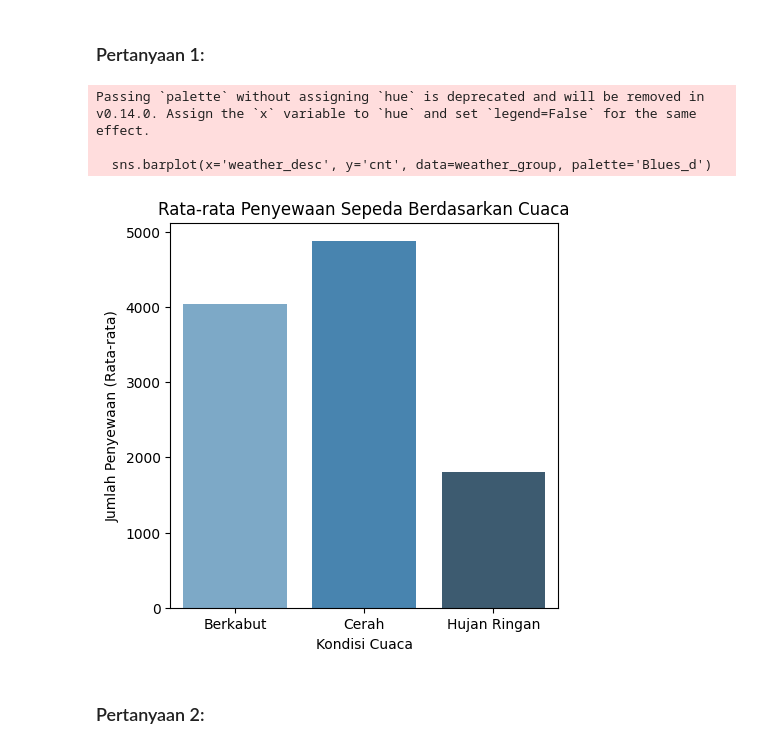
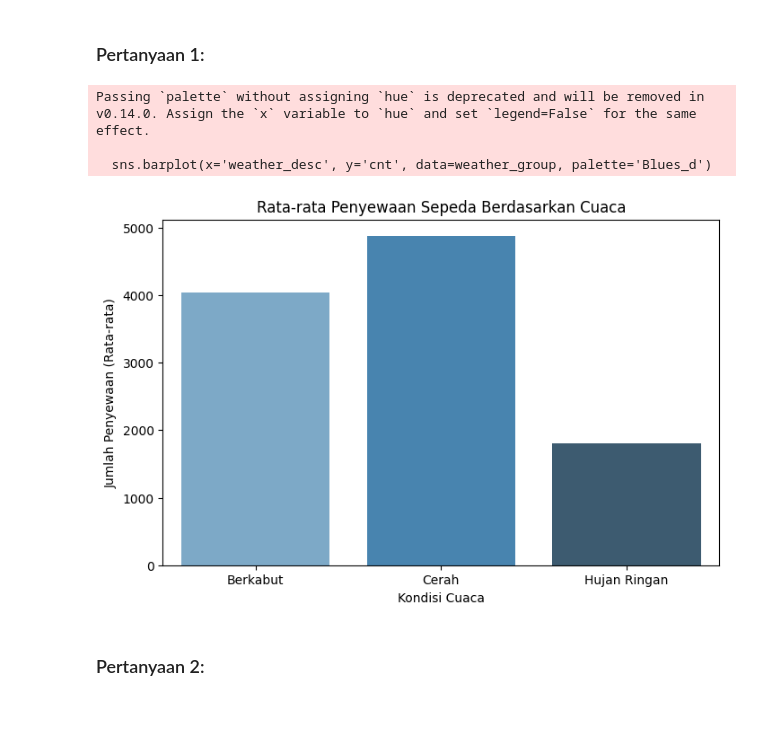
Before and after one commit to Andriansyah2501/appslaskarai, a Jupyter notebook: Proyek_Analisis_Data.ipynb, the cells around one changed output. Drawn from its saved outputs; the diff is of its cells as text; code cells hidden in the pictures; blank space fills up the shorter version.

```diff
--- a/Proyek_Analisis_Data.ipynb
+++ b/Proyek_Analisis_Data.ipynb
@@ -145,17 +145,18 @@ Rata-rata Penyewaan: Weekday vs Weekend:
 # %% [markdown]
 ### Pertanyaan 1:
 # %%
-plt.figure(figsize=(5, 5))
+
+plt.figure(figsize=(8, 5))
 sns.barplot(x='weather_desc', y='cnt', data=weather_group, palette='Blues_d')
 plt.title('Rata-rata Penyewaan Sepeda Berdasarkan Cuaca')
 plt.xlabel('Kondisi Cuaca')
 plt.ylabel('Jumlah Penyewaan (Rata-rata)')
 plt.show()
 # %% [output]
 Passing `palette` without assigning `hue` is deprecated and will be removed in v0.14.0. Assign the `x` variable to `hue` and set `legend=False` for the same effect.
 
   sns.barplot(x='weather_desc', y='cnt', data=weather_group, palette='Blues_d')
-[figure, old version]
+[figure, new version]
 # %% [markdown]
 ### Pertanyaan 2:
 # %% [markdown]
```
